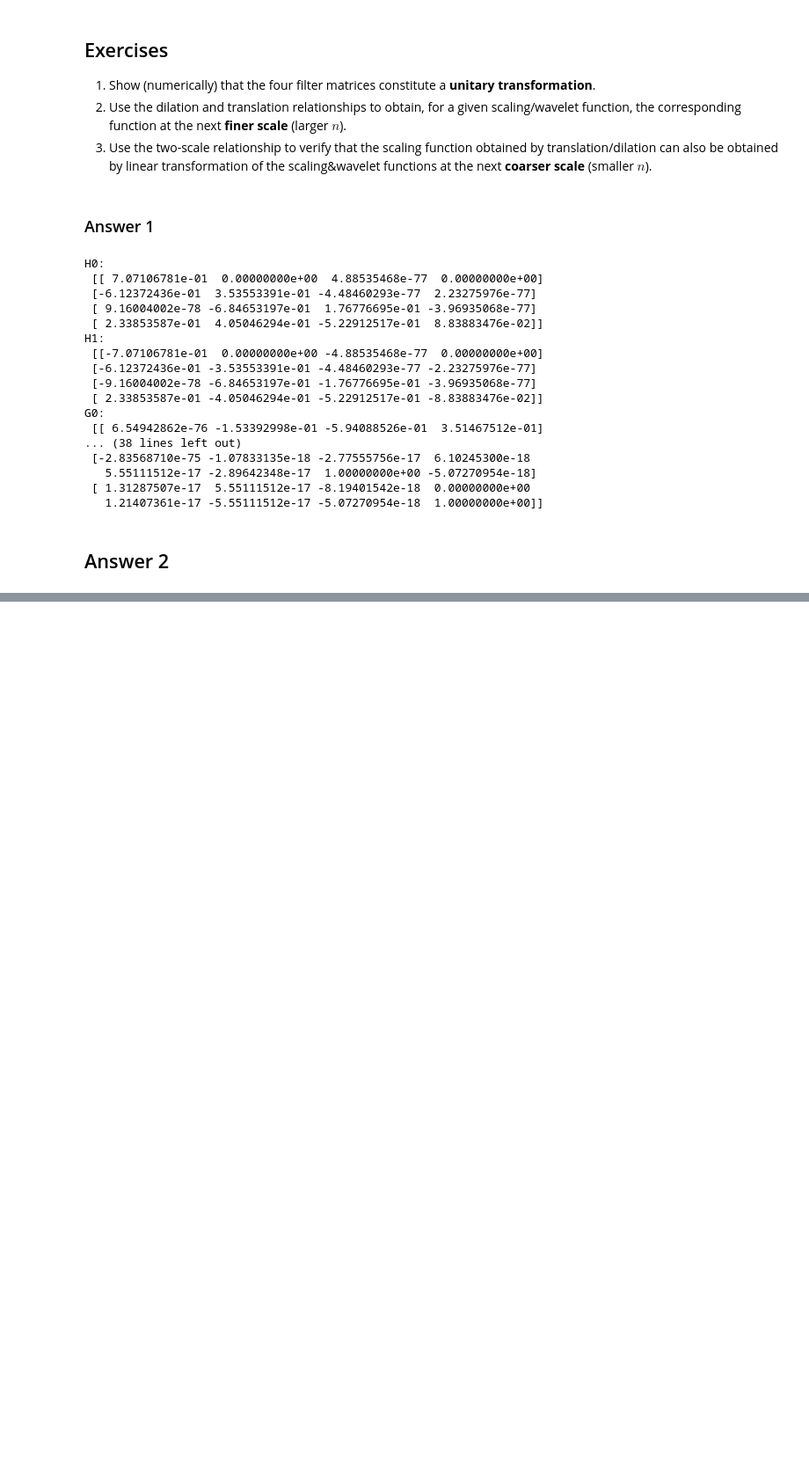
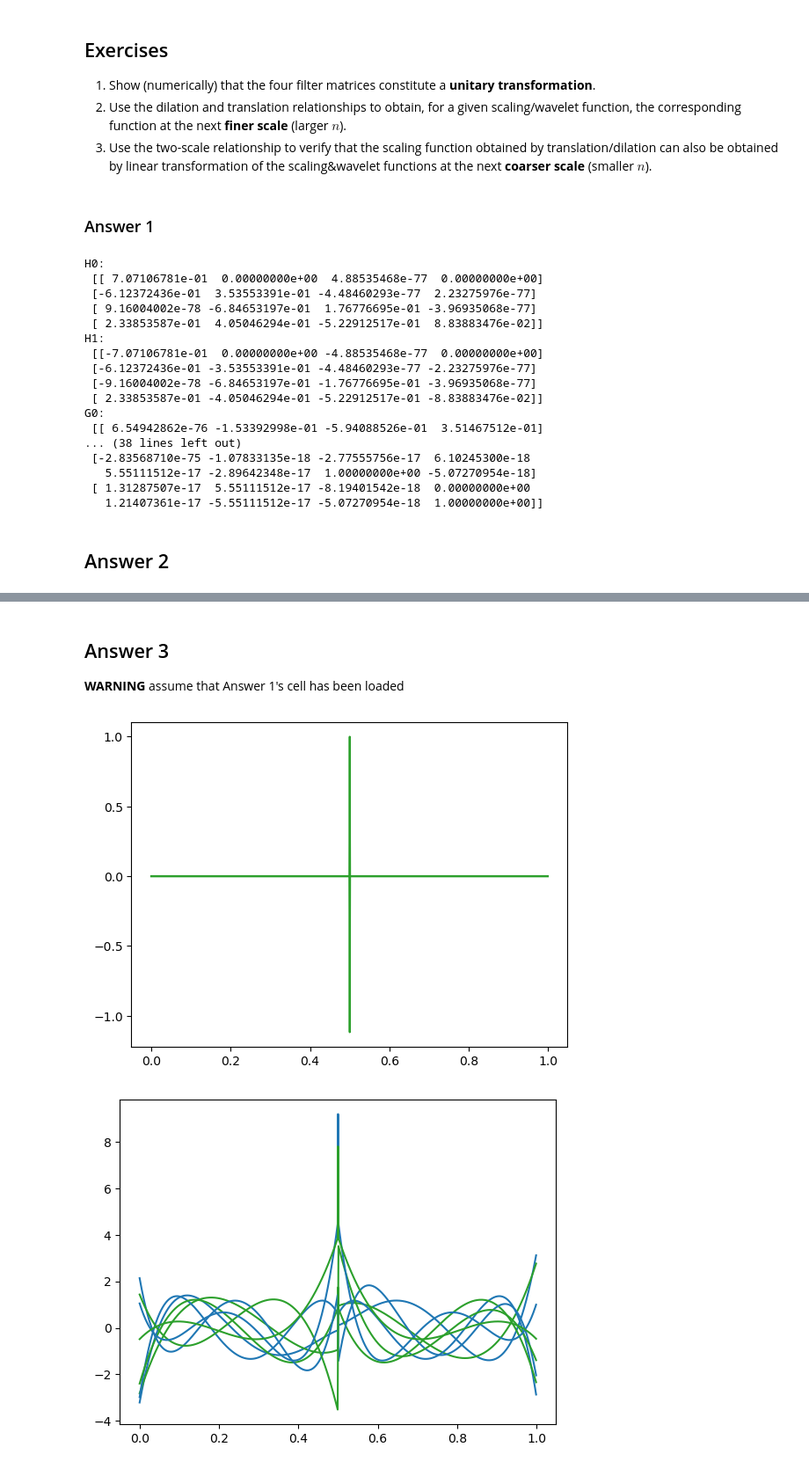
Before and after one commit to MRChemSoft/math-tutorial-NMQC, a Jupyter notebook: content/notebooks/solutions/Ex-4-solution.ipynb, the cells around one changed output, grey strips where cells are left out. Shown at 88% size. Cells and saved outputs as stored; diff of their text form; code cells hidden in the pictures; blank space fills up the shorter version.

```diff
--- a/content/notebooks/solutions/Ex-4-solution.ipynb
+++ b/content/notebooks/solutions/Ex-4-solution.ipynb
@@ -34,7 +34,7 @@ def getfilter(basis = "L", ftype = "H", flag = 0, n = 4):
     filterArray = np.array(filterList)
     filterMatrix = np.ndarray((n, n),buffer=filterArray)
     if (flag == 1):
-        if (ftype == "G" and n%2 != 0 ):
+        if ftype == "G" and n%2 != 0:
             sign_np = -1
         else:
             sign_np = 1
@@ -148,0 +180,68 @@ plt.show()
+# %% [markdown]
+## Answer 3
+
+__WARNING__ assume that Answer 1's cell has been loaded
+# %%
+from vampyr import LegendreBasis, InterpolatingBasis
+import matplotlib.pyplot as plt
+import numpy as np
+
+# Create Legendre basis of order n(=4)
+legendre_k = LegendreBasis(order=n)
+
+scaling_basis = legendre_k.scaling
+wavelet_basis = legendre_k.wavelet
+
+x_vec = np.arange(0.0, 1.0, 0.001)
+npt = x_vec.size
+
+sf00_values = np.ndarray((n, npt))
+wv00_values = np.ndarray((n, npt))
+sf10_values = np.ndarray((n, npt))
+sf11_values = np.ndarray((n, npt))
+sf00 = [scaling_basis(n=0, l=0, i=ii) for ii in range(0, n)]
+sf10 = [scaling_basis(n=1, l=0, i=ii) for ii in range(0, n)]
+sf11 = [scaling_basis(n=1, l=1, i=ii) for ii in range(0, n)]
+for ii in range(0, n):
+    sf00_values[ii,:] = [sf00[ii]([x]) for x in x_vec]
+    wv00_ii = wavelet_basis(n=0, l=0, i=ii)
+    wv00_values[ii,:] = [wv00_ii([x]) for x in x_vec]
+    sf10_values[ii,:] = [sf10[ii]([x]) for x in x_vec]
+    sf11_values[ii,:] = [sf11[ii]([x]) for x in x_vec]
+
+# Something is off about VaMPYR:
+# - H1 is negative of MADNESS' H1
+# - more fine-grained phase differences in G matrices
+sf00_values_2sc = np.einsum("ij,jx->ix",H0,sf10_values) - np.einsum("ij,jx->ix",H1,sf11_values)
+wv00_values_2sc = np.einsum("ij,jx->ix",G0,sf10_values) + np.einsum("ij,jx->ix",G1,sf11_values)
+
+for ii in range(0, n):
+    plt.plot(x_vec, sf00_values_2sc[ii]-sf00_values[ii], "tab:green")
+plt.show()
+
+for ii in range(0, n):
+    plt.plot(x_vec, wv00_values[ii], "tab:blue")
+    plt.plot(x_vec, wv00_values_2sc[ii], "tab:green")
+plt.show()
+
+# use MADNESS's two-scale coefficients
+if n == 4:
+    H0_mad =  [[0.70710678,   0.00000000,   0.00000000,   0.00000000], [-0.61237244,   0.35355339,   0.00000000,   0.00000000], [0.00000000,  -0.68465320,   0.17677670,   0.00000000], [0.23385359,   0.40504629,  -0.52291252,   0.08838835]]
+    H1_mad = [[0.70710678,  -0.00000000,   0.00000000,  -0.00000000], [0.61237244,   0.35355339,  -0.00000000,   0.00000000], [0.00000000,   0.68465320,   0.17677670,  -0.00000000], [-0.23385359,   0.40504629,   0.52291252,   0.08838835]]
+    G0_mad = [[0.00000000,   0.15339300,   0.59408853,  -0.35146751], [0.15430335,   0.26726124,   0.17251639,  -0.61237244], [0.00000000,   0.08786688,   0.34030695,   0.61357199], [0.21564549,   0.37350894,   0.44362213,   0.34232660]]
+    G1_mad = [[0.00000000,  -0.15339300,   0.59408853,   0.35146751], [-0.15430335,   0.26726124,  -0.17251639,  -0.61237244], [0.00000000,  -0.08786688,   0.34030695,  -0.61357199], [-0.21564549,   0.37350894,  -0.44362213,   0.34232660]]
+
+    sf00_values_2sc = np.einsum("ij,jx->ix",H0_mad,sf10_values) + np.einsum("ij,jx->ix",H1_mad,sf11_values)
+    wv00_values_2sc = np.einsum("ij,jx->ix",G0_mad,sf10_values) + np.einsum("ij,jx->ix",G1_mad,sf11_values)
+
+    for ii in range(0, n):
+        plt.plot(x_vec, sf00_values_2sc[ii]-sf00_values[ii], "tab:green")
+    plt.show()
+
+    # VaMPYR wavelet basis seems buggy, so print out wavelets obtained using MADNESS
+    for ii in range(0, n):
+        plt.plot(x_vec, wv00_values_2sc[ii], "tab:blue")
+    plt.show()
+# %% [output]
+[figure, added]
+[figure, added]
```
Also changed, not shown: parts of 2 cells of this notebook.
